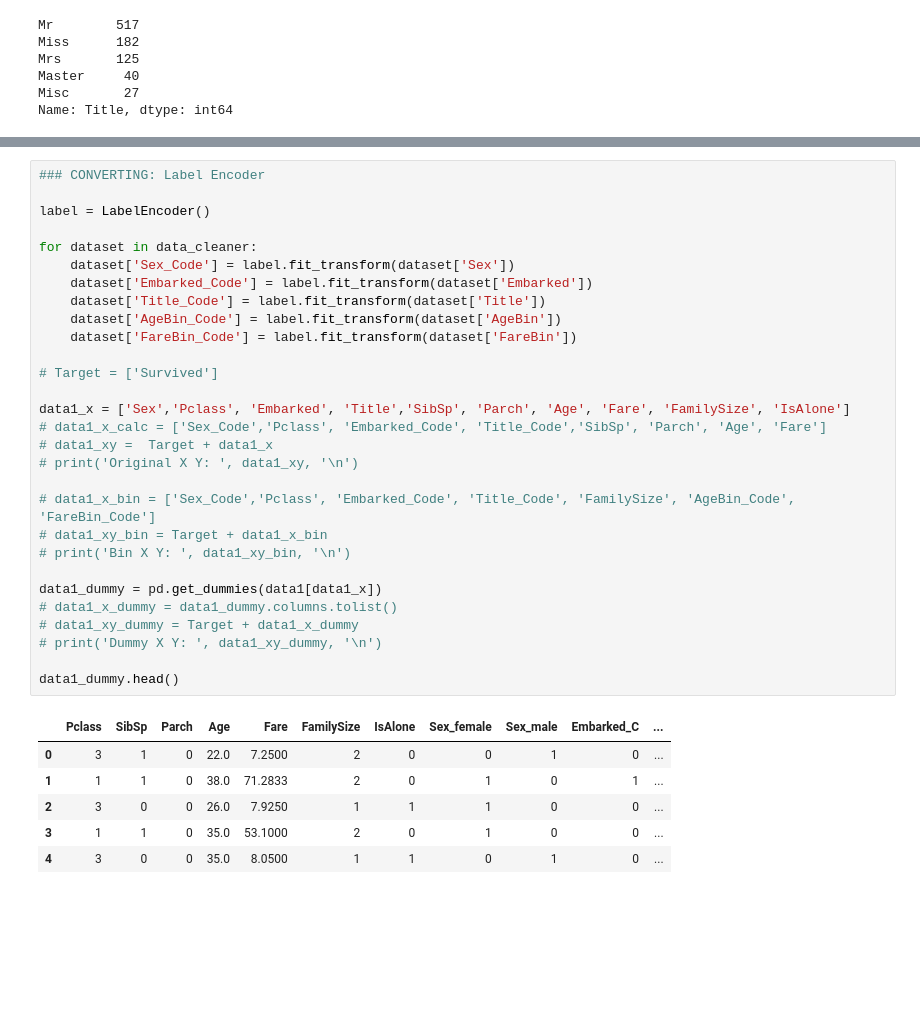
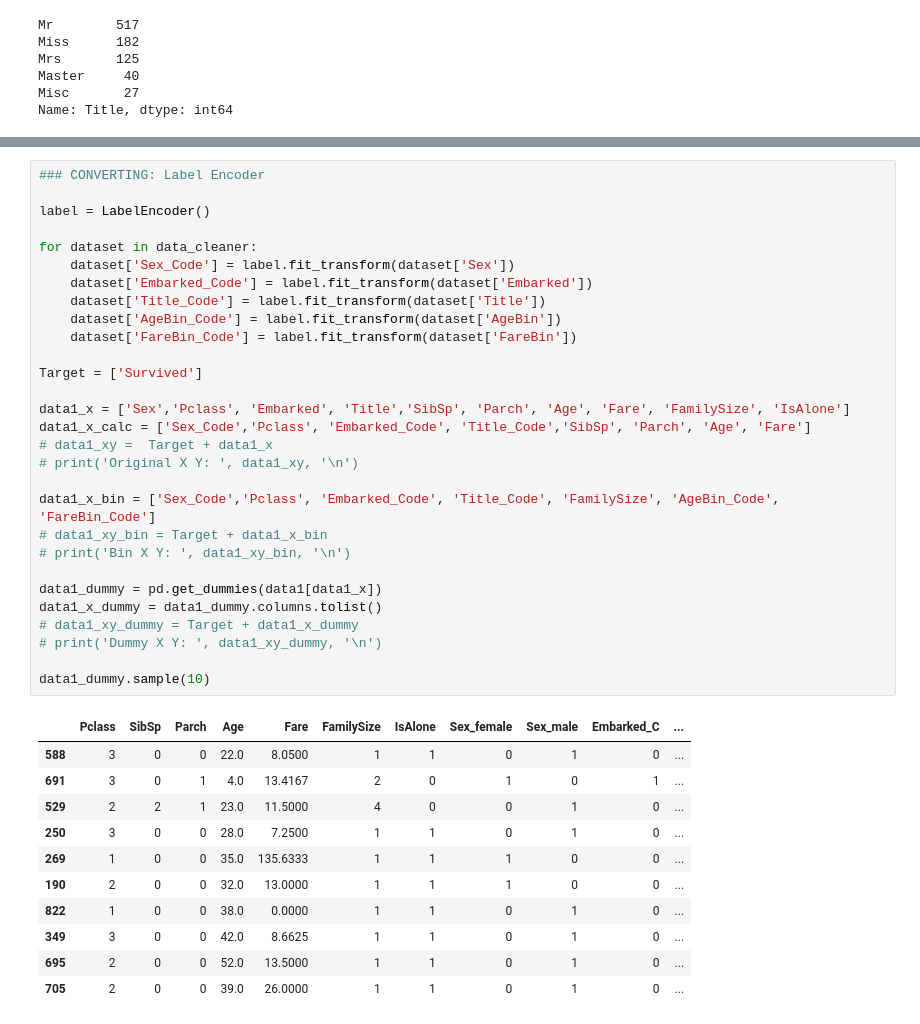
Before and after one commit to arthurasanaliev/titanic-kaggle-competition, a Jupyter notebook: notebooks/main.ipynb, the cells around one changed output, grey strips where cells are left out. Saved outputs shown, nothing was run; the diff lists cells and outputs as text; blank space fills up the shorter version.

```diff
--- a/notebooks/main.ipynb
+++ b/notebooks/main.ipynb
@@ -157,36 +157,41 @@ data1.sample(10)
 # %%
 ### CONVERTING: Label Encoder
 
 label = LabelEncoder()
 
 for dataset in data_cleaner:
     dataset['Sex_Code'] = label.fit_transform(dataset['Sex'])
     dataset['Embarked_Code'] = label.fit_transform(dataset['Embarked'])
     dataset['Title_Code'] = label.fit_transform(dataset['Title'])
     dataset['AgeBin_Code'] = label.fit_transform(dataset['AgeBin'])
     dataset['FareBin_Code'] = label.fit_transform(dataset['FareBin'])
 
-# Target = ['Survived']
+Target = ['Survived']
 
 data1_x = ['Sex','Pclass', 'Embarked', 'Title','SibSp', 'Parch', 'Age', 'Fare', 'FamilySize', 'IsAlone']
-# data1_x_calc = ['Sex_Code','Pclass', 'Embarked_Code', 'Title_Code','SibSp', 'Parch', 'Age', 'Fare']
+data1_x_calc = ['Sex_Code','Pclass', 'Embarked_Code', 'Title_Code','SibSp', 'Parch', 'Age', 'Fare']
 # data1_xy =  Target + data1_x
 # print('Original X Y: ', data1_xy, '\n')
 
-# data1_x_bin = ['Sex_Code','Pclass', 'Embarked_Code', 'Title_Code', 'FamilySize', 'AgeBin_Code', 'FareBin_Code']
+data1_x_bin = ['Sex_Code','Pclass', 'Embarked_Code', 'Title_Code', 'FamilySize', 'AgeBin_Code', 'FareBin_Code']
 # data1_xy_bin = Target + data1_x_bin
 # print('Bin X Y: ', data1_xy_bin, '\n')
 
 data1_dummy = pd.get_dummies(data1[data1_x])
-# data1_x_dummy = data1_dummy.columns.tolist()
+data1_x_dummy = data1_dummy.columns.tolist()
 # data1_xy_dummy = Target + data1_x_dummy
 # print('Dummy X Y: ', data1_xy_dummy, '\n')
 
-data1_dummy.head()
+data1_dummy.sample(10)
 # %% [output]
 |  | Pclass | SibSp | Parch | Age | Fare | FamilySize | IsAlone | Sex_female | Sex_male | Embarked_C | ... |
-| 0 | 3 | 1 | 0 | 22.0 | 7.2500 | 2 | 0 | 0 | 1 | 0 | ... |
-| 1 | 1 | 1 | 0 | 38.0 | 71.2833 | 2 | 0 | 1 | 0 | 1 | ... |
-| 2 | 3 | 0 | 0 | 26.0 | 7.9250 | 1 | 1 | 1 | 0 | 0 | ... |
-| 3 | 1 | 1 | 0 | 35.0 | 53.1000 | 2 | 0 | 1 | 0 | 0 | ... |
-| 4 | 3 | 0 | 0 | 35.0 | 8.0500 | 1 | 1 | 0 | 1 | 0 | ... |
+| 588 | 3 | 0 | 0 | 22.0 | 8.0500 | 1 | 1 | 0 | 1 | 0 | ... |
+| 691 | 3 | 0 | 1 | 4.0 | 13.4167 | 2 | 0 | 1 | 0 | 1 | ... |
+| 529 | 2 | 2 | 1 | 23.0 | 11.5000 | 4 | 0 | 0 | 1 | 0 | ... |
+| 250 | 3 | 0 | 0 | 28.0 | 7.2500 | 1 | 1 | 0 | 1 | 0 | ... |
+| 269 | 1 | 0 | 0 | 35.0 | 135.6333 | 1 | 1 | 1 | 0 | 0 | ... |
+| 190 | 2 | 0 | 0 | 32.0 | 13.0000 | 1 | 1 | 1 | 0 | 0 | ... |
+| 822 | 1 | 0 | 0 | 38.0 | 0.0000 | 1 | 1 | 0 | 1 | 0 | ... |
+| 349 | 3 | 0 | 0 | 42.0 | 8.6625 | 1 | 1 | 0 | 1 | 0 | ... |
+| 695 | 2 | 0 | 0 | 52.0 | 13.5000 | 1 | 1 | 0 | 1 | 0 | ... |
+| 705 | 2 | 0 | 0 | 39.0 | 26.0000 | 1 | 1 | 0 | 1 | 0 | ... |
```
Also changed, not shown: parts of 8 cells of this notebook.
